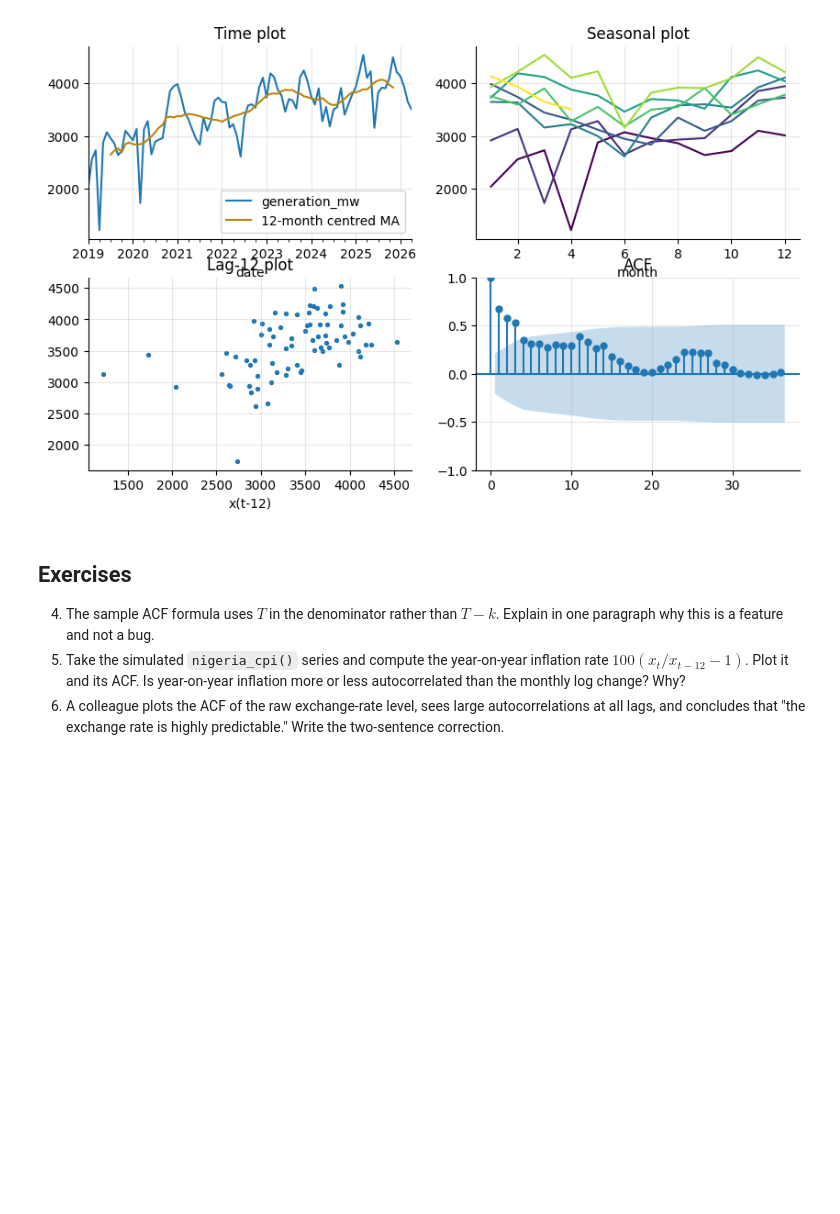
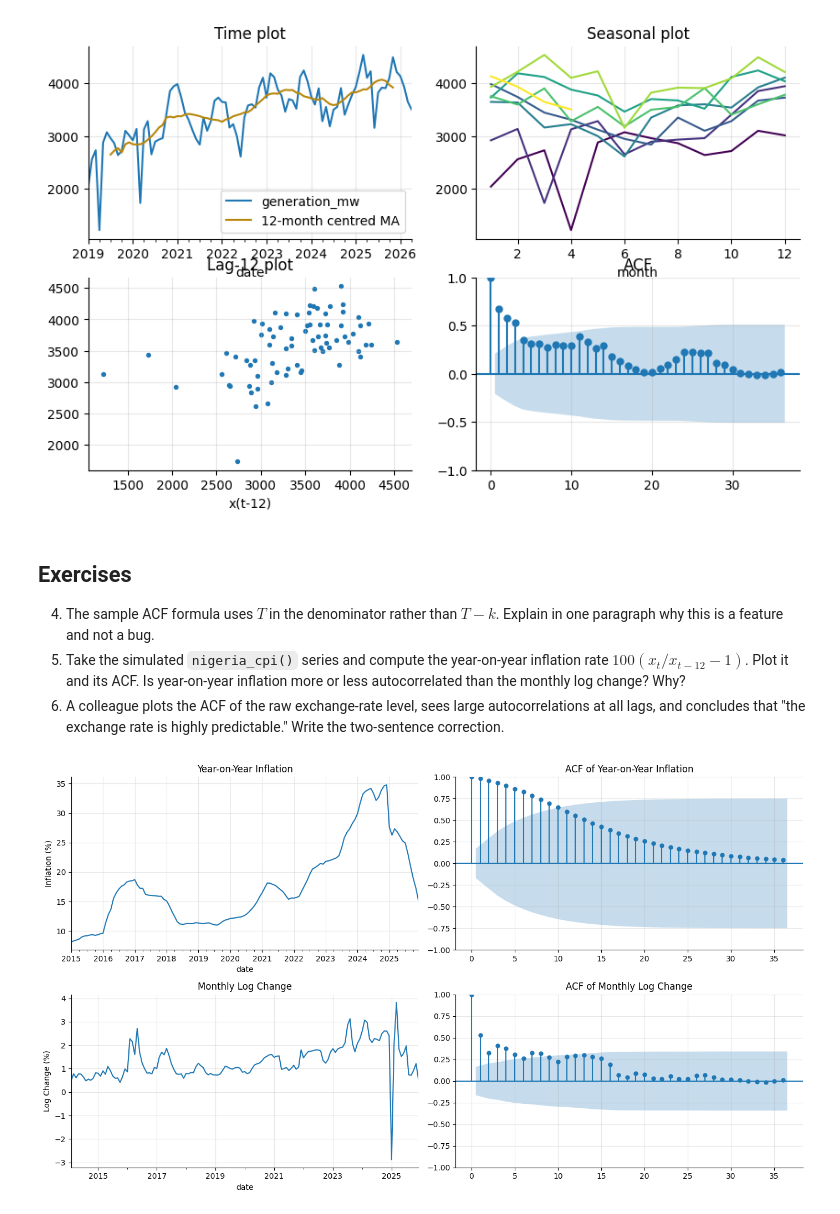
Before and after one commit to Teenold/AgentEmd, a Jupyter notebook: notebooks/lab02_visualisation_and_autocorrelation.ipynb, the cells around one changed output. Drawn from its saved outputs; the diff is of its cells as text; code cells hidden in the pictures; blank space fills up the shorter version.

```diff
--- a/notebooks/lab02_visualisation_and_autocorrelation.ipynb
+++ b/notebooks/lab02_visualisation_and_autocorrelation.ipynb
@@ -272,3 +272,61 @@ _caption = 'A standard four-panel first look.'
 6. A colleague plots the ACF of the raw exchange-rate level, sees large autocorrelations at all lags, and concludes that "the exchange rate is highly predictable." Write the two-sentence correction.
 # %%
 # Your work here
+# Import required libraries
+import pandas as pd
+import numpy as np
+import matplotlib.pyplot as plt
+import tsdata
+
+from statsmodels.graphics.tsaplots import plot_acf
+
+# 1. Load the simulated Nigerian CPI dataset
+cpi = tsdata.nigeria_cpi()
+
+# 2. Calculate year-on-year inflation
+yoy_inflation = 100 * (cpi / cpi.shift(12) - 1)
+
+# 3. Calculate monthly log change
+monthly_log_change = 100 * np.log(cpi).diff()
+
+# 4. Remove missing values
+yoy_inflation = yoy_inflation.dropna()
+monthly_log_change = monthly_log_change.dropna()
+
+# 5. Create plots
+fig, axes = plt.subplots(2, 2, figsize=(14, 8))
+
+# Year-on-year inflation plot
+yoy_inflation.plot(
+    ax=axes[0, 0],
+    title="Year-on-Year Inflation"
+)
+axes[0, 0].set_ylabel("Inflation (%)")
+
+# ACF of year-on-year inflation
+plot_acf(
+    yoy_inflation,
+    ax=axes[0, 1],
+    lags=36,
+    title="ACF of Year-on-Year Inflation"
+)
+
+# Monthly log change plot
+monthly_log_change.plot(
+    ax=axes[1, 0],
+    title="Monthly Log Change"
+)
+axes[1, 0].set_ylabel("Log Change (%)")
+
+# ACF of monthly log change
+plot_acf(
+    monthly_log_change,
+    ax=axes[1, 1],
+    lags=36,
+    title="ACF of Monthly Log Change"
+)
+
+plt.tight_layout()
+plt.show()
+# %% [output]
+[figure, added]
```
Also changed, not shown: parts of 9 cells of this notebook.
